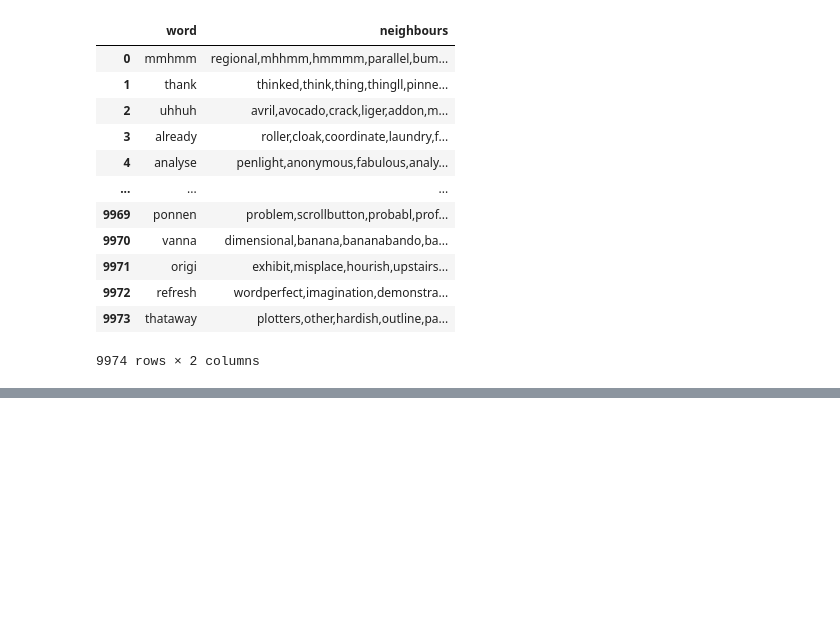
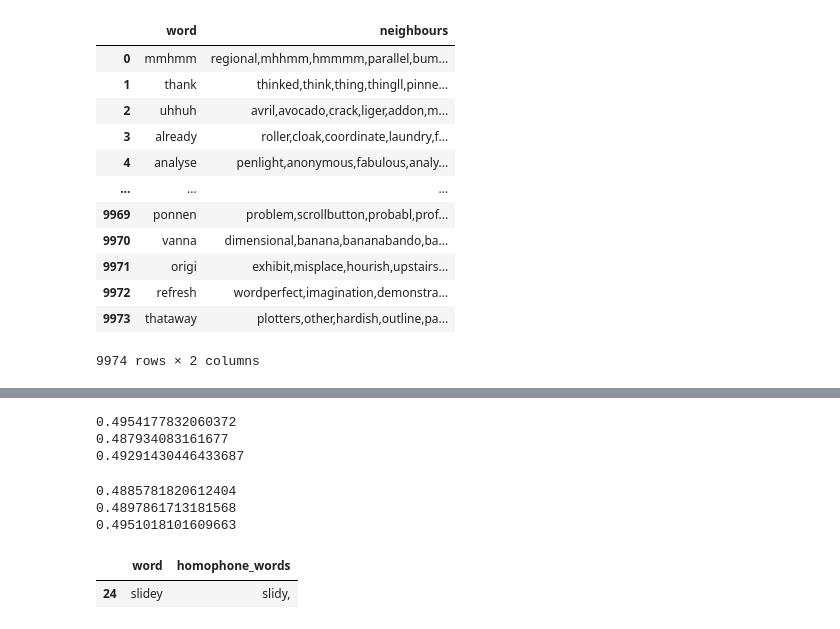
Before and after one commit to jayeshmahapatra/acoustic_word_embeddings, a Jupyter notebook: Embedding Evaluations.ipynb, the cells around one changed output, grey strips where cells are left out. Cells and saved outputs as stored; diff of their text form; code cells hidden in the pictures; blank space fills up the shorter version.

```diff
--- a/Embedding Evaluations.ipynb
+++ b/Embedding Evaluations.ipynb
@@ -270,6 +363,6 @@ Start of Nearest Neighbour Analysis
 # %%
 #Load the nearest neighbours based on embeddings and orthographic/phonetic representation
-em_cosine_nn = pd.read_csv('Data/em_nearest_neighbours.txt')
+#em_cosine_nn = pd.read_csv('Data/em_nearest_neighbours.txt')
 edit_distance_nn = pd.read_csv('Data/edit_nearest_neighbours.txt')
 sim_distance_nn = pd.read_csv('Data/sim_nearest_neighbours.txt')
-homophones = pd.read_csv('Data/homophones.txt')
+homophones = pd.read_csv('Data/raw_ph_homophones.txt')
@@ -307,0 +422,16 @@ edit_distance_nn
+# %%
+print(similarity_task(sim_distance_nn,"raw_phonetic"))
+print(similarity_task(sim_distance_nn,"filtered_phonetic"))
+print(similarity_task(sim_distance_nn,"orthographic"))
+# %% [output]
+0.4954177832060372
+0.487934083161677
+0.49291430446433687
+# %%
+print(similarity_task(edit_distance_nn,"raw_phonetic"))
+print(similarity_task(edit_distance_nn,"filtered_phonetic"))
+print(similarity_task(edit_distance_nn,"orthographic"))
+# %% [output]
+0.4885781820612404
+0.4897861713181568
+0.4951018101609663
@@ -307,0 +445,5 @@ edit_distance_nn
+# %%
+homophones[homophones["word"] == "slidey"]
+# %% [output]
+|  | word | homophone_words |
+| 24 | slidey | slidy, |
```
Also changed, not shown: parts of 29 cells of this notebook, 6 other files.
